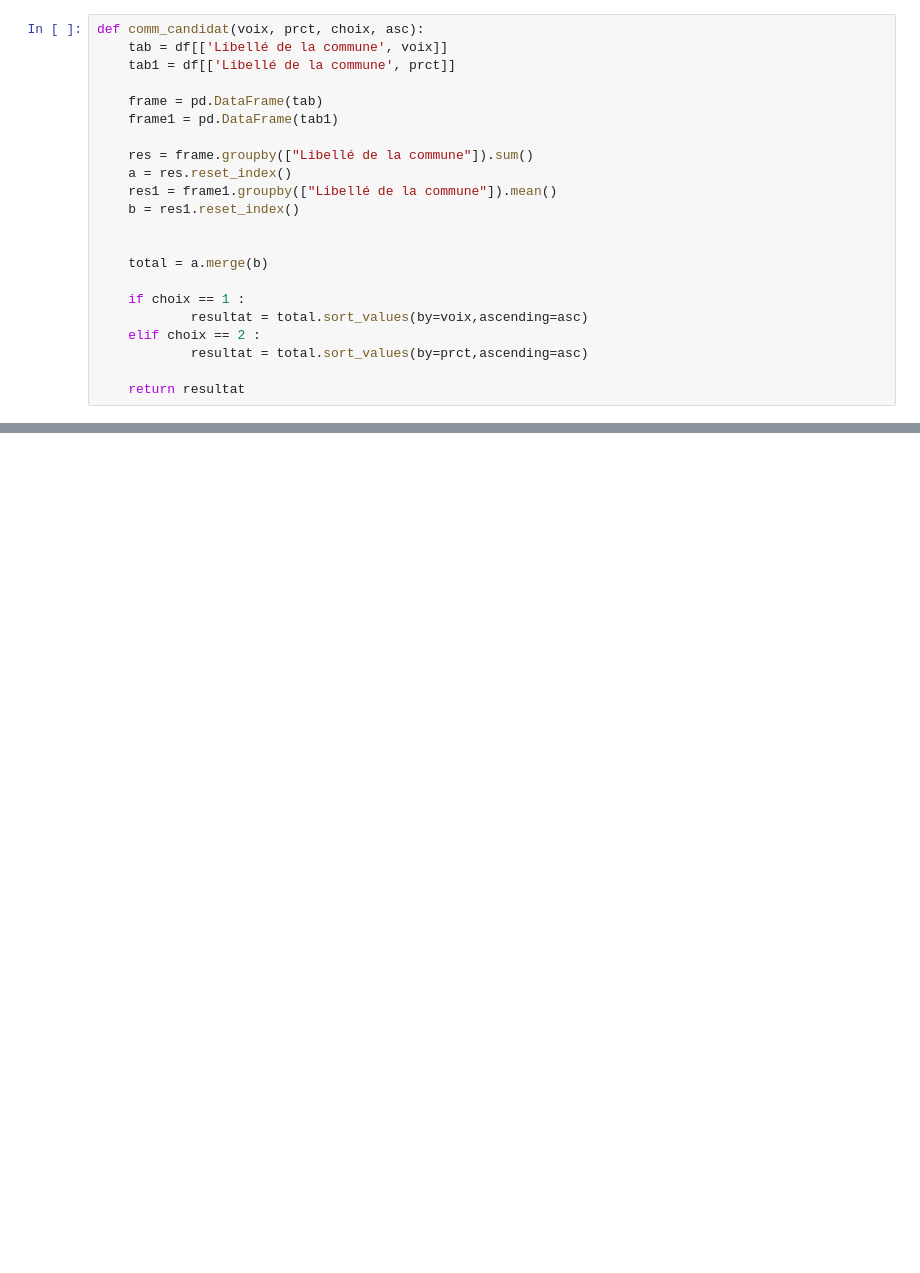
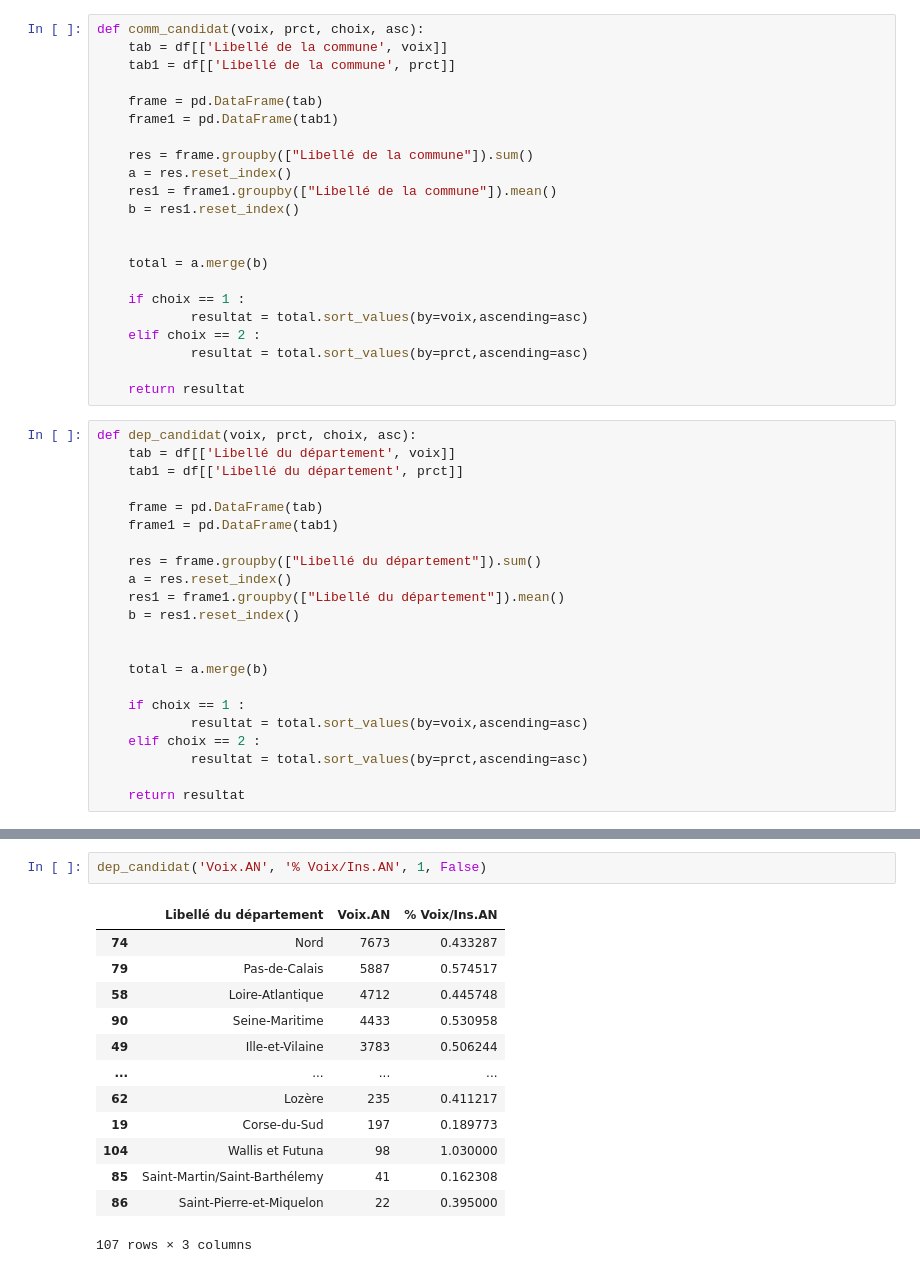
Before and after one commit to BaderEK/AnalyseDeDonnees, a Jupyter notebook: Groupe 2/Groupe 2/rendu.ipynb, the cells around one changed output, grey strips where cells are left out. Cells and saved outputs as stored; diff of their text form; blank space fills up the shorter version.

```diff
--- a/Groupe 2/Groupe 2/rendu.ipynb
+++ b/Groupe 2/Groupe 2/rendu.ipynb
@@ -191,4 +156,26 @@ def comm_candidat(voix, prct, choix, asc):
             resultat = total.sort_values(by=prct,ascending=asc)
 
     return resultat
+# %%
+def dep_candidat(voix, prct, choix, asc):
+    tab = df[['Libellé du département', voix]]
+    tab1 = df[['Libellé du département', prct]]
+
+    frame = pd.DataFrame(tab)
+    frame1 = pd.DataFrame(tab1)
+
+    res = frame.groupby(["Libellé du département"]).sum()
+    a = res.reset_index()
+    res1 = frame1.groupby(["Libellé du département"]).mean()
+    b = res1.reset_index()
+
+
+    total = a.merge(b)
+
+    if choix == 1 :
+            resultat = total.sort_values(by=voix,ascending=asc)
+    elif choix == 2 :
+            resultat = total.sort_values(by=prct,ascending=asc)
+
+    return resultat
 # %%
@@ -209 +196,17 @@ comm_candidat('Voix.MJL', '% Voix/Ins.MJL', 2, False)
 32987 rows × 3 columns
+# %%
+dep_candidat('Voix.AN', '% Voix/Ins.AN', 1, False)
+# %% [output]
+|  | Libellé du département | Voix.AN | % Voix/Ins.AN |
+| 74 | Nord | 7673 | 0.433287 |
+| 79 | Pas-de-Calais | 5887 | 0.574517 |
+| 58 | Loire-Atlantique | 4712 | 0.445748 |
+| 90 | Seine-Maritime | 4433 | 0.530958 |
+| 49 | Ille-et-Vilaine | 3783 | 0.506244 |
+| ... | ... | ... | ... |
+| 62 | Lozère | 235 | 0.411217 |
+| 19 | Corse-du-Sud | 197 | 0.189773 |
+| 104 | Wallis et Futuna | 98 | 1.030000 |
+| 85 | Saint-Martin/Saint-Barthélemy | 41 | 0.162308 |
+| 86 | Saint-Pierre-et-Miquelon | 22 | 0.395000 |
+107 rows × 3 columns
```
Also changed, not shown: parts of 9 cells of this notebook.
